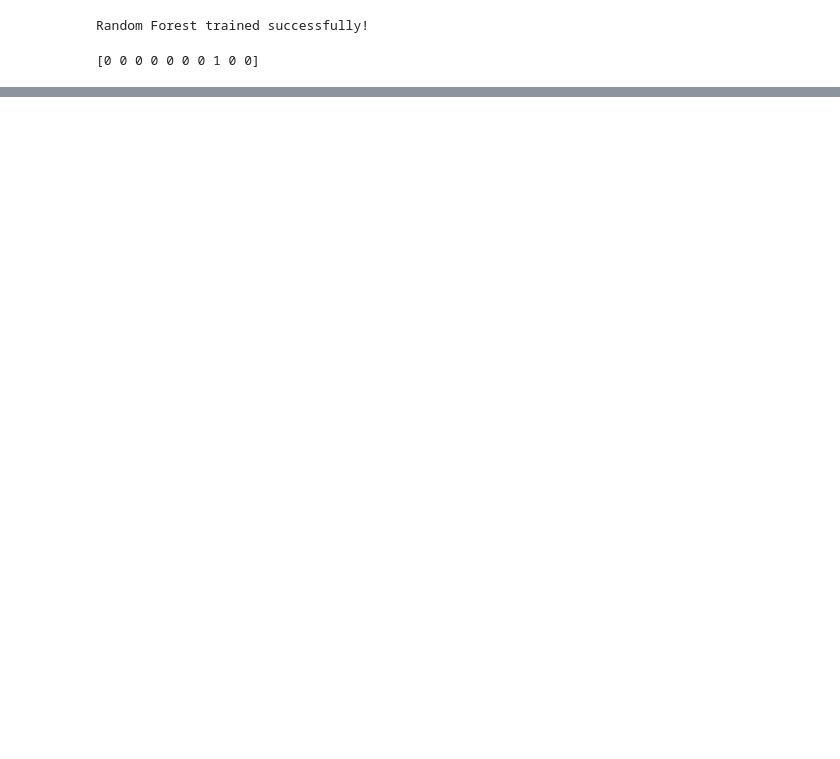
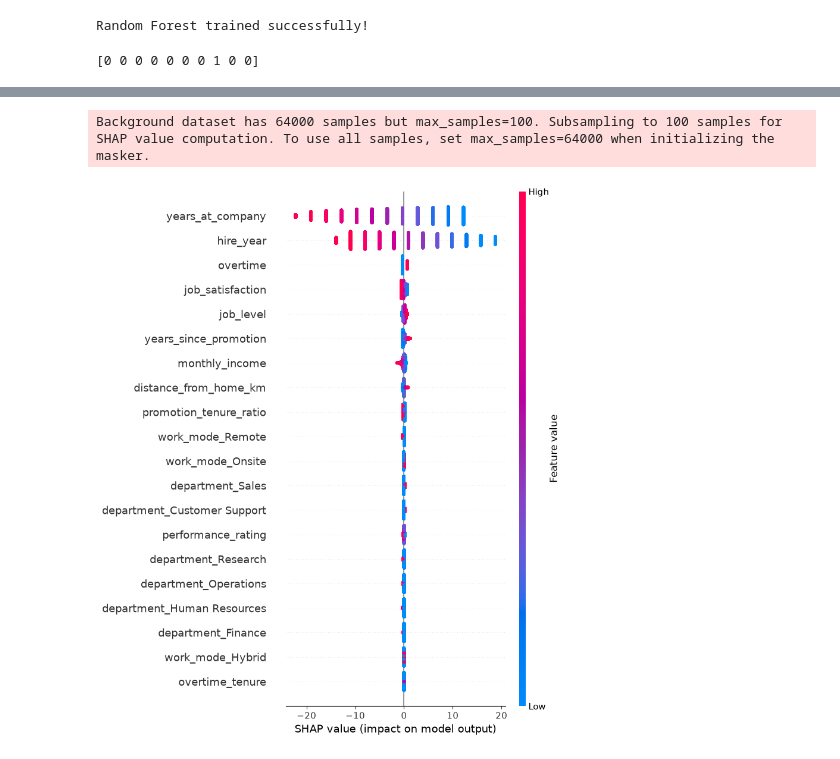
Before and after one commit to jiyamanchanda/job-attrition, a Jupyter notebook: notebooks/modeltraining.ipynb, the cells around one changed output, grey strips where cells are left out. Saved outputs shown, nothing was run; the diff lists cells and outputs as text; code cells hidden in the pictures; blank space fills up the shorter version.

```diff
--- a/notebooks/modeltraining.ipynb
+++ b/notebooks/modeltraining.ipynb
@@ -244,0 +812,25 @@ print(y_pred_rf[:10])
+# %%
+import shap
+
+explainer = shap.LinearExplainer(
+    logistic_model.named_steps["classifier"],
+    logistic_model.named_steps["scaler"].transform(
+        logistic_model.named_steps["imputer"].transform(X_train_new)
+    )
+)
+# %% [output]
+Background dataset has 64000 samples but max_samples=100. Subsampling to 100 samples for SHAP value computation. To use all samples, set max_samples=64000 when initializing the masker.
+# %%
+shap_values = explainer.shap_values(
+    logistic_model.named_steps["scaler"].transform(
+        logistic_model.named_steps["imputer"].transform(X_val)
+    )
+)
+# %%
+shap.summary_plot(
+    shap_values,
+    X_val,
+    feature_names=X_val.columns
+)
+# %% [output]
+[figure, added]
```
Also changed, not shown: parts of 39 cells of this notebook, 11 other files.
